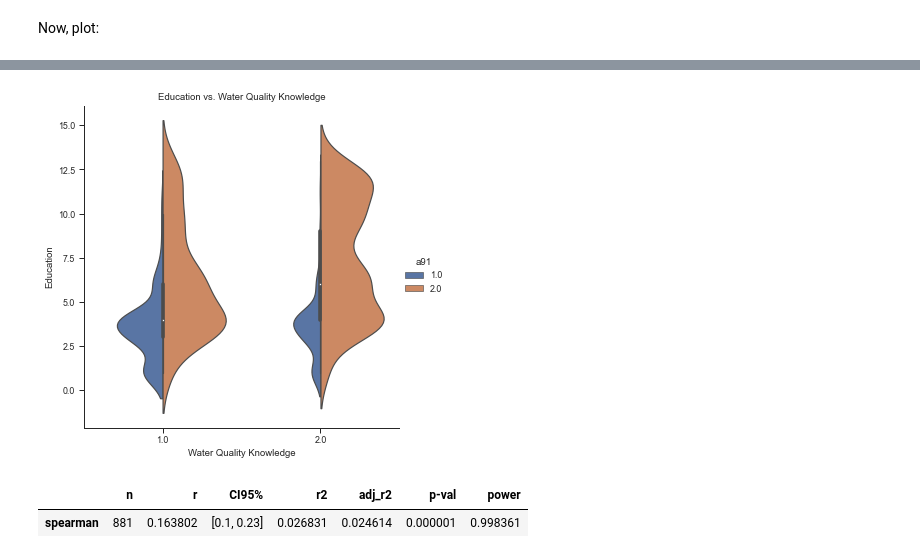
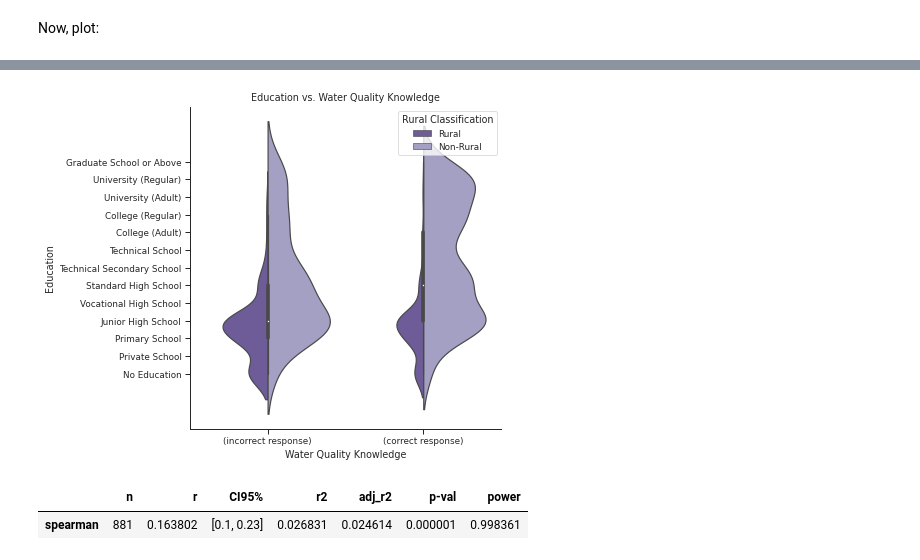
Before and after one commit to wrynearson/china-water, a Jupyter notebook: src/thesis_analysis_pure.ipynb, the cells around one changed output, grey strips where cells are left out. Cells and saved outputs as stored; diff of their text form; code cells hidden in the pictures.

```diff
--- a/src/thesis_analysis_pure.ipynb
+++ b/src/thesis_analysis_pure.ipynb
@@ -129,0 +138,2 @@ a7a_labels = {'No Education':1, 'Private School':2, 'Primary School':3, 'Junior
+# %%
+a91_labels = {'Rural':1, 'Non-Rural':2}
@@ -130,3 +146,7 @@ a7a_labels = {'No Education':1, 'Private School':2, 'Primary School':3, 'Junior
+# %%
+l14d_labels = {"Extremely harmful":1, "Very harmful":2, "Harmful":3, "Not very harmful":4, "Not harmful at all":5}
+# %%
+l2409_labels = {'(incorrect response)':1, '(correct response)':2}
 # %% [markdown]
 ---
 # %% [markdown]
@@ -209,11 +233,14 @@ h2_fig1 = sns.catplot(
     split=True,
     kind='violin',
     scale='count',
-    legend_out=True
+    legend_out=False
     )
 h2_fig1.set(xlabel='Water Quality Knowledge', ylabel='Water Quality Perception', title='Water Quality Perception vs. Water Quality Knowledge')
 h2_fig1._legend.set_title('Rural Classification')
-new_labels = ['Rural', 'Non-Rural']
-for t, l in zip(h2_fig1._legend.texts, new_labels): t.set_text(l) # see source above
+
+h2_fig1.set_xticklabels(l2409_labels)
+h2_fig1.ax.set_yticks([1,2,3,4,5])
+h2_fig1.set_yticklabels(l14d_labels)
+for t, l in zip(h2_fig1._legend.texts, a91_labels): t.set_text(l) # see source above
 h2_fig1.savefig('outputs/h2_fig1.png', dpi=600)
 # %% [output]
@@ -273,17 +317,28 @@ h3_fig1.savefig('outputs/h3_fig1.png', dpi=600)
 # %%
 h3_fig2 = sns.catplot(
     data=cgss_wq_l2409_a7a,
     x = 'l2409',
     y = 'a7a',
     hue='a91',
     split=True,
     kind='violin',
     scale='count',
+    legend_out=False
     )
 h3_fig2.set(xlabel='Water Quality Knowledge', ylabel='Education', title='Education vs. Water Quality Knowledge')
+
+h3_fig2.ax.set_yticks([1,2,3,4,5,6,7,8,9,10,11,12,13])
+h3_fig2.set_yticklabels(a7a_labels)
+
+#h3_fig2.ax.set_xticks([0,1])
+h3_fig2.set_xticklabels(l2409_labels)
+
+h3_fig2.legend.set_title('Rural Classification')
+for t, l in zip(h3_fig2._legend.texts, a91_labels): t.set_text(l) # see source in Hypothesis 2 section
+
 h3_fig2.savefig('outputs/h3_fig2.png', dpi=600)
 # %% [output]
-[figure, old version]
+[figure, new version]
 # %%
 pi.corr(x=cgss_wq_l2409_a7a['l2409'], y=cgss_wq_l2409_a7a['a7a'], method='spearman')
 # %% [output]
```
Also changed, not shown: parts of 44 cells of this notebook, 32 other files.
